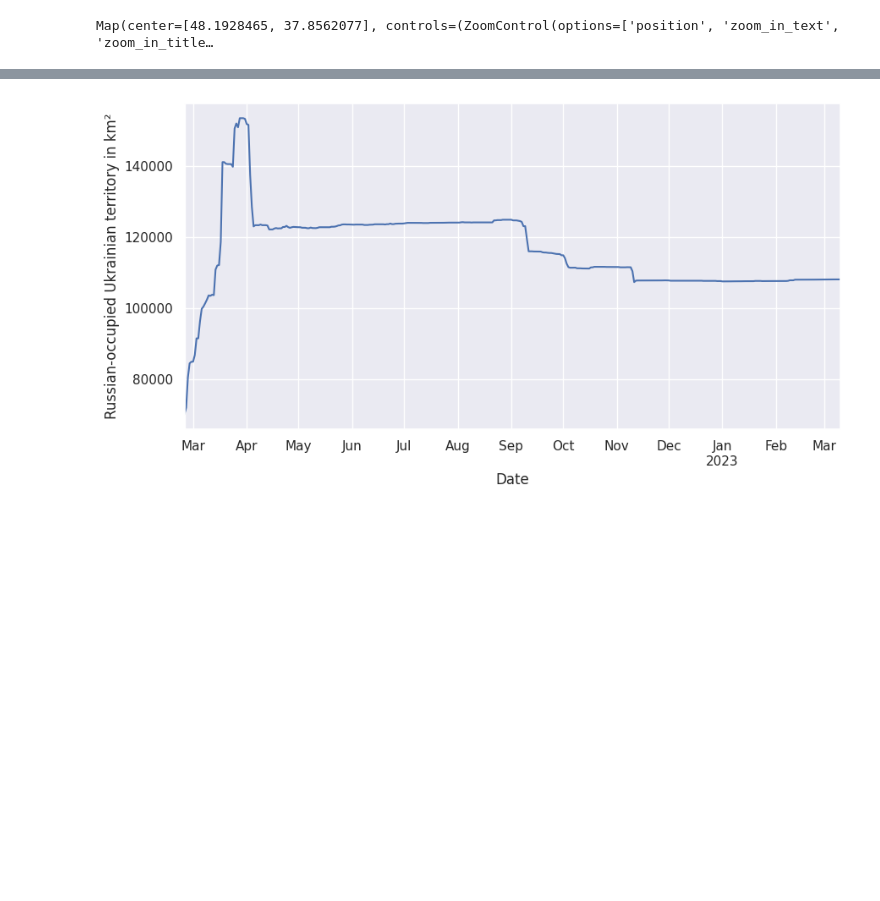
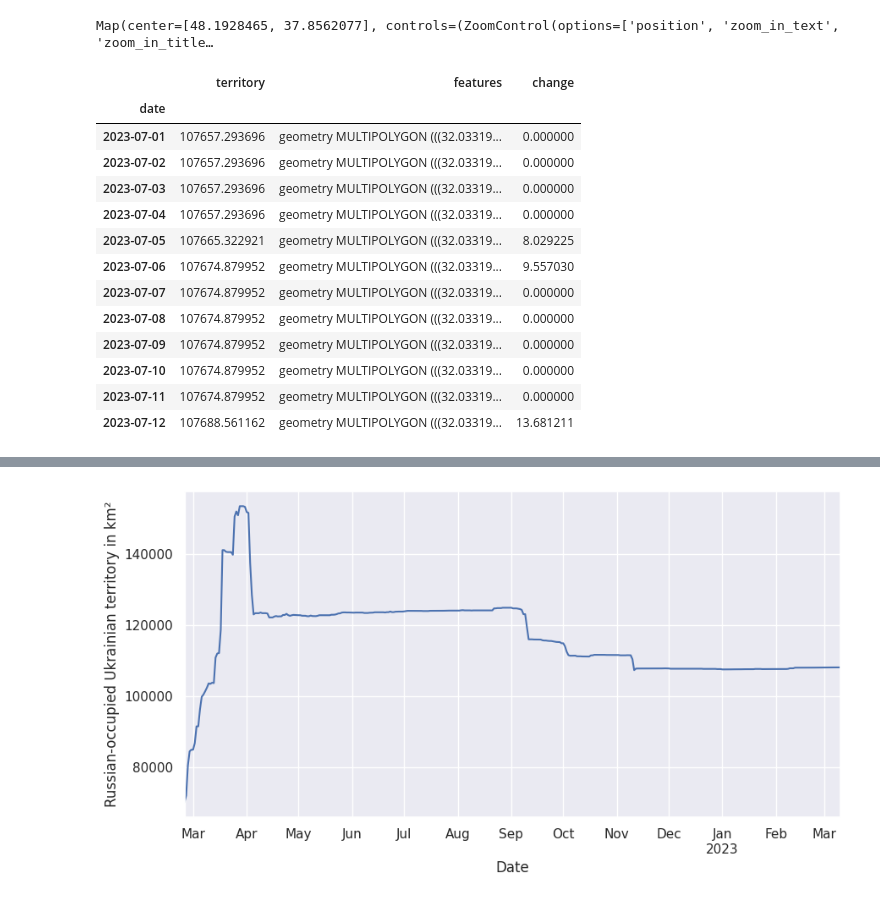
Before and after one commit to conflict-investigations/liveuamap-analysis, a Jupyter notebook: liveuamap_territory.ipynb, the cells around one changed output, grey strips where cells are left out. Saved outputs shown, nothing was run; the diff lists cells and outputs as text; code cells hidden in the pictures; blank space fills up the shorter version.

```diff
--- a/liveuamap_territory.ipynb
+++ b/liveuamap_territory.ipynb
@@ -18,0 +76,22 @@ PARALLEL_PROCESSES = 16
+# %%
+adjusted = df.copy()
+# Fix outliers
+adjusted['2022-05-15':'2022-05-19'] = adjusted[adjusted.index == '2022-05-14'].values
+adjusted.loc[adjusted.index == '2022-08-25'] = adjusted[adjusted.index == '2022-08-24'].values
+# Recompute changed area
+adjusted['change'] = adjusted['territory'].diff()
+# df[(df.index <= datetime(2022, 5, 30)) & (df.index >= datetime(2022, 5, 1))]
+# df['2022-05-10':'2022-05-30']
+
+_liveuamap_adjusted_filename = 'liveuamap-territory-adjusted'
+adjusted.to_excel(f'{_liveuamap_adjusted_filename}.xlsx')
+adjusted.to_csv(f'{_liveuamap_adjusted_filename}.csv')
+
+adjusted = adjusted['2022-02-24':]
+
+combined = pd.concat([adjusted['territory'], nzz_df['territory']], axis=1, keys=['area_liveuamap', 'area_nzz'])
+
+combined['avg'] = combined.median(axis=1, numeric_only=True)
+combined['avg_change'] = combined['avg'].diff()
+
+#nzz_comparison = adjusted['area'] - nzz['area']
@@ -173,9 +242,0 @@ Data from 2022-05-15 until 2022-05-19 shows outlier spikes as well as 2022-08-25
-# %%
-adjusted = df.copy()
-# Fix outliers
-adjusted['2022-05-15':'2022-05-19'] = adjusted[adjusted.index == '2022-05-14'].values
-adjusted.loc[adjusted.index == '2022-08-25'] = adjusted[adjusted.index == '2022-08-24'].values
-# Recompute changed area
-adjusted['change'] = adjusted['area'].diff()
-# df[(df.index <= datetime(2022, 5, 30)) & (df.index >= datetime(2022, 5, 1))]
-# df['2022-05-10':'2022-05-30']
@@ -217,0 +294,17 @@ Map(center=[48.1928465, 37.8562077], controls=(ZoomControl(options=['position',
+# %%
+adjusted['2023-07-01':]
+# %% [output]
+|  | territory | features | change |
+| date |  |  |  |
+| 2023-07-01 | 107657.293696 | geometry MULTIPOLYGON (((32.03319... | 0.000000 |
+| 2023-07-02 | 107657.293696 | geometry MULTIPOLYGON (((32.03319... | 0.000000 |
+| 2023-07-03 | 107657.293696 | geometry MULTIPOLYGON (((32.03319... | 0.000000 |
+| 2023-07-04 | 107657.293696 | geometry MULTIPOLYGON (((32.03319... | 0.000000 |
+| 2023-07-05 | 107665.322921 | geometry MULTIPOLYGON (((32.03319... | 8.029225 |
+| 2023-07-06 | 107674.879952 | geometry MULTIPOLYGON (((32.03319... | 9.557030 |
+| 2023-07-07 | 107674.879952 | geometry MULTIPOLYGON (((32.03319... | 0.000000 |
+| 2023-07-08 | 107674.879952 | geometry MULTIPOLYGON (((32.03319... | 0.000000 |
+| 2023-07-09 | 107674.879952 | geometry MULTIPOLYGON (((32.03319... | 0.000000 |
+| 2023-07-10 | 107674.879952 | geometry MULTIPOLYGON (((32.03319... | 0.000000 |
+| 2023-07-11 | 107674.879952 | geometry MULTIPOLYGON (((32.03319... | 0.000000 |
+| 2023-07-12 | 107688.561162 | geometry MULTIPOLYGON (((32.03319... | 13.681211 |
```
Also changed, not shown: parts of 52 cells of this notebook.
